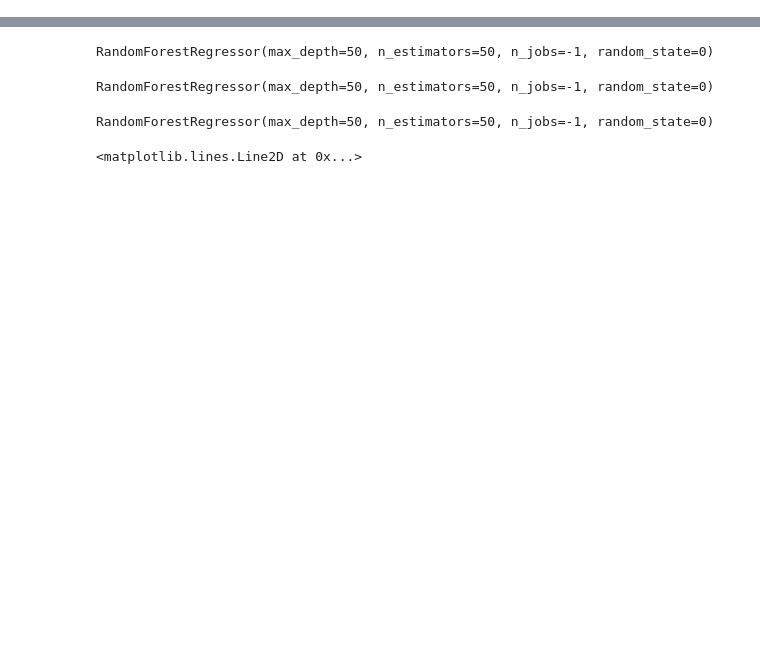
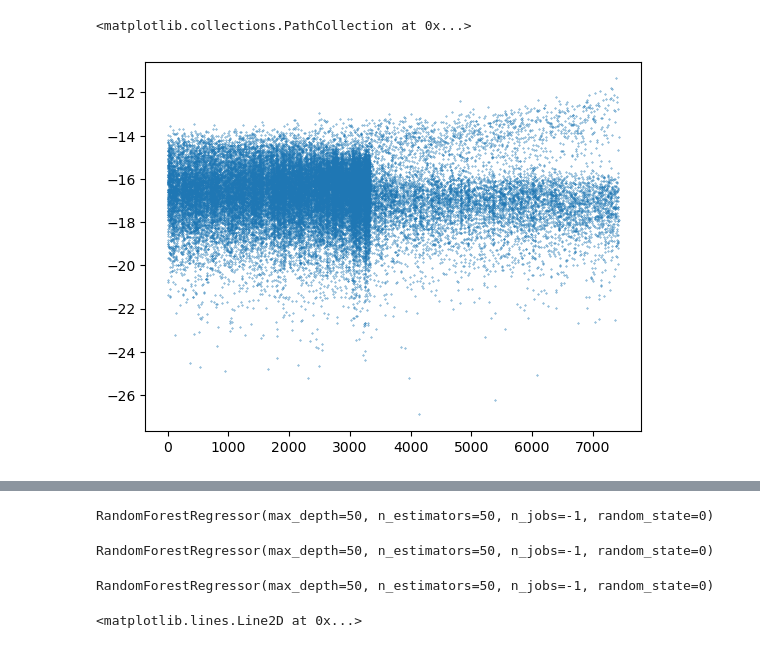
Before and after one commit to antolonappan/kSZscaler, a Jupyter notebook: Notebooks/density.ipynb, the cells around one changed output, grey strips where cells are left out. Drawn from its saved outputs; the diff is of its cells as text; code cells hidden in the pictures; blank space fills up the shorter version.

```diff
--- a/Notebooks/density.ipynb
+++ b/Notebooks/density.ipynb
@@ -24,3 +49,16 @@ df = a.get_dataframe()
+# %%
+dg_k = np.fft.fft(dg)
+# %%
+inte = -1j * k * dg_k /(2*np.power(k, 2))
+# %%
+inte[k==0] = 0
+# %%
+s = np.fft.ifft(inte)
+# %%
+plt.scatter(np.abs(s),df['Y'],s=0.1)
+# %% [output]
+<matplotlib.collections.PathCollection at 0x...>
+[figure, added]
 # %%
 train_df, test_df = train_test_split(df, train_size=0.3, random_state=42)
 # %%
```
Also changed, not shown: parts of 10 cells of this notebook, 1 other file.
